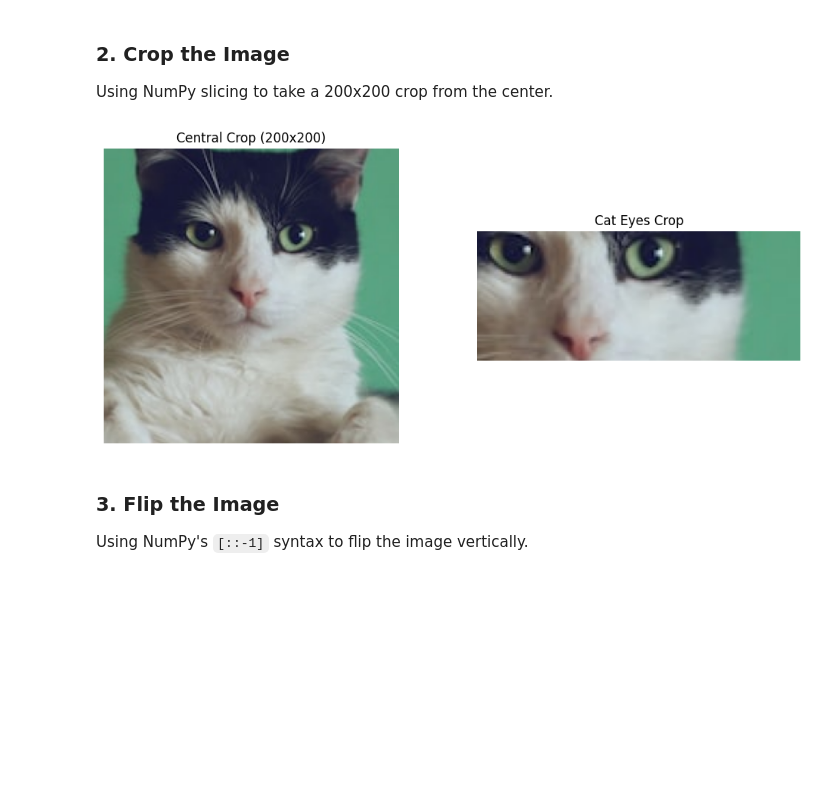
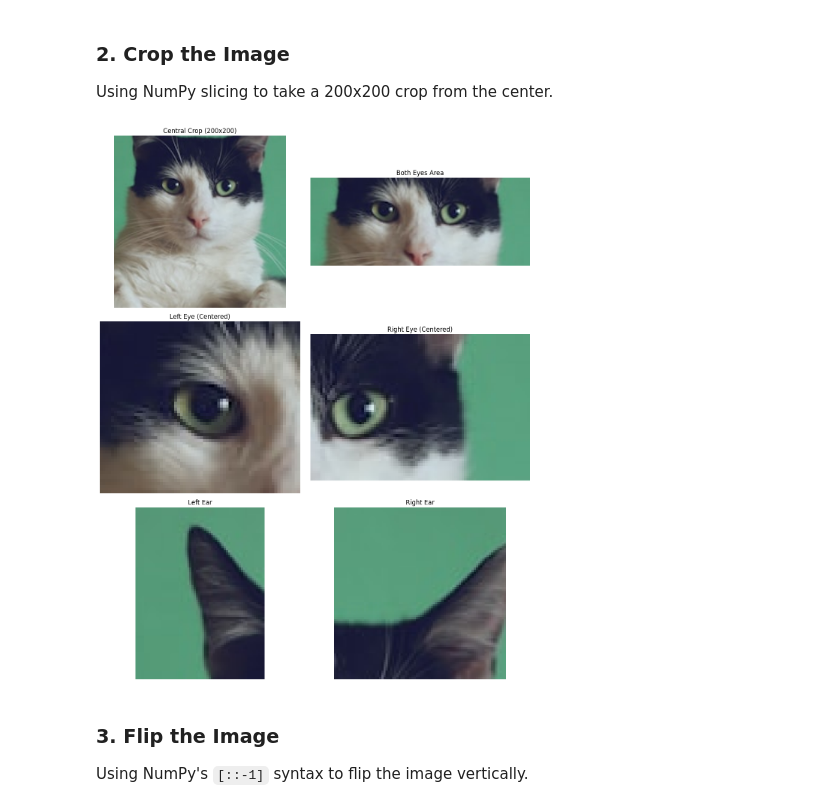
Before and after one commit to Pheonix1795/MDS_LAB, a Jupyter notebook: MDS_WEEK3.ipynb, the cells around one changed output. Drawn from its saved outputs; the diff is of its cells as text; code cells hidden in the pictures; blank space fills up the shorter version.

```diff
--- a/MDS_WEEK3.ipynb
+++ b/MDS_WEEK3.ipynb
@@ -34,31 +34,58 @@ Using NumPy slicing to take a 200x200 crop from the center.
 # %%
 if 'img_array' in globals():
     h, w, _ = img_array.shape
 
     # 1. General Central Crop (200x200)
     start_h, start_w = h // 2 - 100, w // 2 - 100
     cropped_img = img_array[max(0, start_h) : start_h + 200, max(0, start_w) : start_w + 200]
 
-    # 2. Specific Crop focusing on the Eyes
-    # Based on the original image, the eyes are roughly in this region
-    eyes_crop = img_array[120:180, 200:350]
+    # 2. Crop focusing on both eyes region
+    eyes_crop = img_array[100:180, 150:350]
 
-    # Displaying both
-    fig, axes = plt.subplots(1, 2, figsize=(12, 5))
+    # 3. Individual Eye Crops
+    left_eye = img_array[100:160, 180:250]
+    right_eye = img_array[100:160, 260:350]
 
-    axes[0].imshow(cropped_img)
-    axes[0].set_title("Central Crop (200x200)")
-    axes[0].axis('off')
+    # 4. Ear Crops
+    left_ear = img_array[20:100, 140:200]
+    right_ear = img_array[20:100, 250:330]
 
-    axes[1].imshow(eyes_crop)
-    axes[1].set_title("Cat Eyes Crop")
-    axes[1].axis('off')
+    # Displaying all results in a 3x2 grid to accommodate 6 images
+    fig, axes = plt.subplots(3, 2, figsize=(12, 15))
 
+    # Row 0
+    axes[0, 0].imshow(cropped_img)
+    axes[0, 0].set_title("Central Crop (200x200)")
+    axes[0, 0].axis('off')
+
+    axes[0, 1].imshow(eyes_crop)
+    axes[0, 1].set_title("Both Eyes Area")
+    axes[0, 1].axis('off')
+
+    # Row 1
+    axes[1, 0].imshow(left_eye)
+    axes[1, 0].set_title("Left Eye (Centered)")
+    axes[1, 0].axis('off')
+
+    axes[1, 1].imshow(right_eye)
+    axes[1, 1].set_title("Right Eye (Centered)")
+    axes[1, 1].axis('off')
+
+    # Row 2
+    axes[2, 0].imshow(left_ear)
+    axes[2, 0].set_title("Left Ear")
+    axes[2, 0].axis('off')
+
+    axes[2, 1].imshow(right_ear)
+    axes[2, 1].set_title("Right Ear")
+    axes[2, 1].axis('off')
+
+    plt.tight_layout()
     plt.show()
 else:
     print("Error: img_array not defined. Please run the loading cell first.")
 # %% [output]
-[figure, old version]
+[figure, new version]
 # %% [markdown]
 ### 3. Flip the Image
 Using NumPy's `[::-1]` syntax to flip the image vertically.
```
Also changed, not shown: parts of 6 cells of this notebook.
